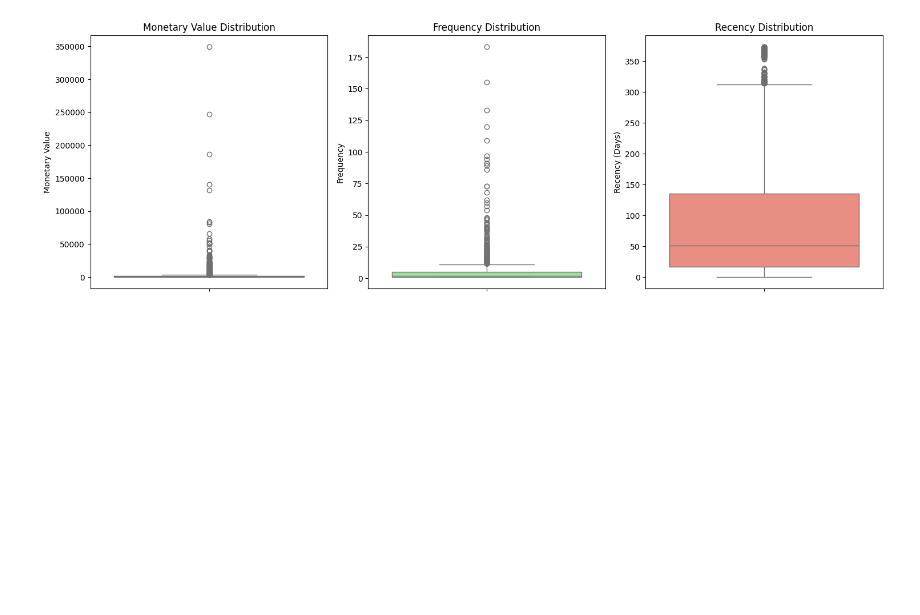
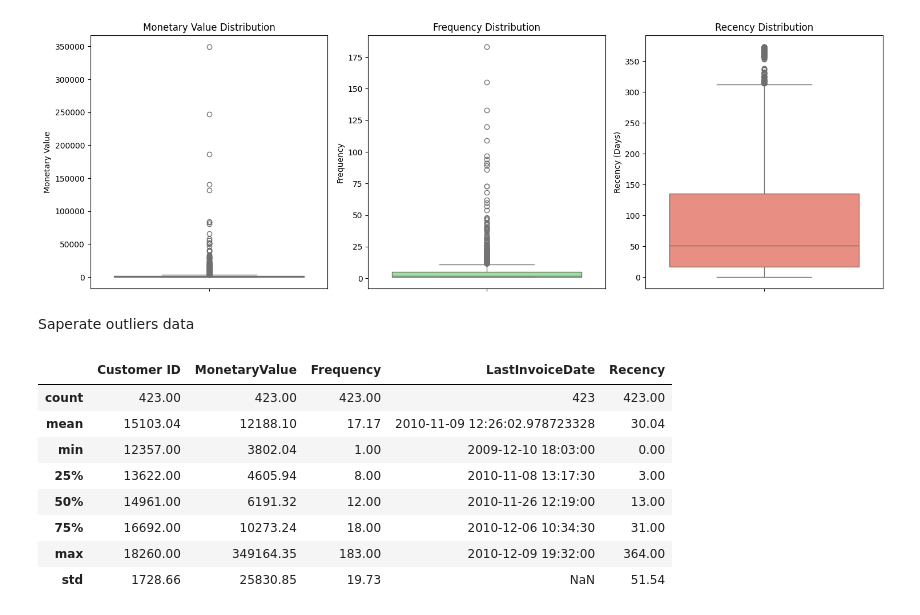
Before and after one commit to poojan019/customerSegmentation, a Jupyter notebook: main.ipynb, the cells around one changed output. Cells and saved outputs as stored; diff of their text form; code cells hidden in the pictures; blank space fills up the shorter version.

```diff
--- a/main.ipynb
+++ b/main.ipynb
@@ -381,3 +381,22 @@ plt.tight_layout()
 plt.show()
 # %% [output]
 [figure]
+# %% [markdown]
+Saperate outliers data
+# %%
+M_Q1 = aggragated_df['MonetaryValue'].quantile(0.25)
+M_Q3 = aggragated_df['MonetaryValue'].quantile(0.75)
+M_IQR = M_Q3 - M_Q1
+
+monetary_outliers_df = aggragated_df[(aggragated_df['MonetaryValue'] > (M_Q3 + 1.5 * M_IQR)) | (aggragated_df['MonetaryValue'] < (M_Q1 - 1.5 * M_IQR))].copy()
+monetary_outliers_df.describe()
+# %% [output]
+|  | Customer ID | MonetaryValue | Frequency | LastInvoiceDate | Recency |
+| count | 423.00 | 423.00 | 423.00 | 423 | 423.00 |
+| mean | 15103.04 | 12188.10 | 17.17 | 2010-11-09 12:26:02.978723328 | 30.04 |
+| min | 12357.00 | 3802.04 | 1.00 | 2009-12-10 18:03:00 | 0.00 |
+| 25% | 13622.00 | 4605.94 | 8.00 | 2010-11-08 13:17:30 | 3.00 |
+| 50% | 14961.00 | 6191.32 | 12.00 | 2010-11-26 12:19:00 | 13.00 |
+| 75% | 16692.00 | 10273.24 | 18.00 | 2010-12-06 10:34:30 | 31.00 |
+| max | 18260.00 | 349164.35 | 183.00 | 2010-12-09 19:32:00 | 364.00 |
+| std | 1728.66 | 25830.85 | 19.73 | NaN | 51.54 |
```
Also changed, not shown: parts of 9 cells of this notebook.
